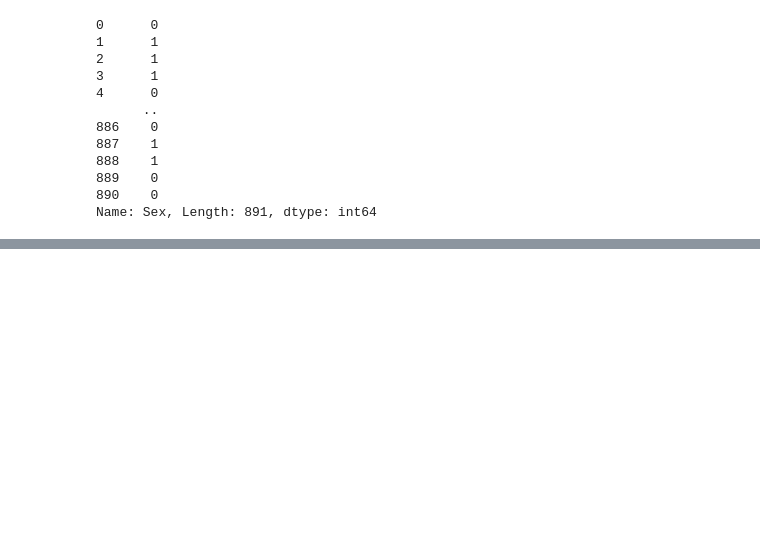
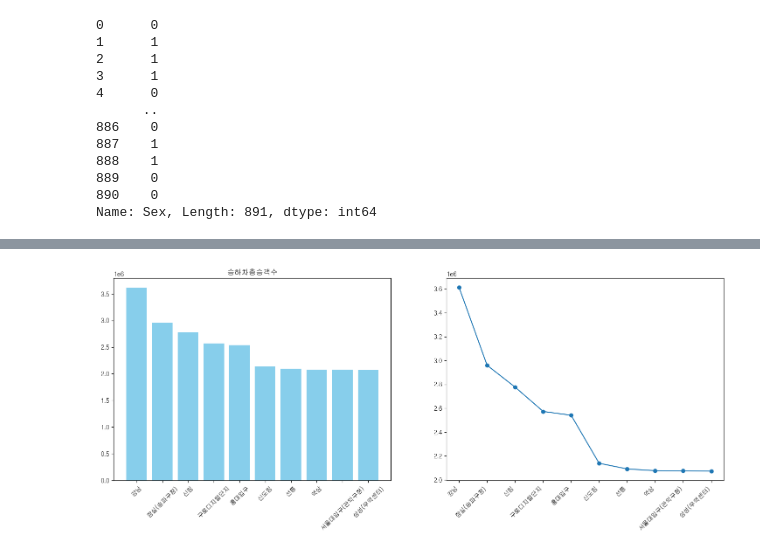
Before and after one commit to sohson/hipython, a Jupyter notebook: 42.데이터전처리.ipynb, the cells around one changed output, grey strips where cells are left out. Drawn from its saved outputs; the diff is of its cells as text; code cells hidden in the pictures; blank space fills up the shorter version.

```diff
--- a/42.데이터전처리.ipynb
+++ b/42.데이터전처리.ipynb
@@ -773,0 +1040,14 @@ Name: Sex, Length: 891, dtype: int64
+# %%
+fig, axes = plt.subplots(1, 2, figsize=(18, 6))
+
+plt.subplot(1,2,1)
+plt.bar(top10['역명'], top10['승하차총승객수'],color='skyblue')
+plt.xticks(rotation=45)
+plt.title('승하차총승객수')
+
+plt.subplot(1,2,2)
+plt.plot(top10['역명'], top10['승하차총승객수'], marker='o')
+plt.xticks(rotation=45, ha='right')
+plt.show()
+# %% [output]
+[figure, added]
```
Also changed, not shown: parts of 19 cells of this notebook.
